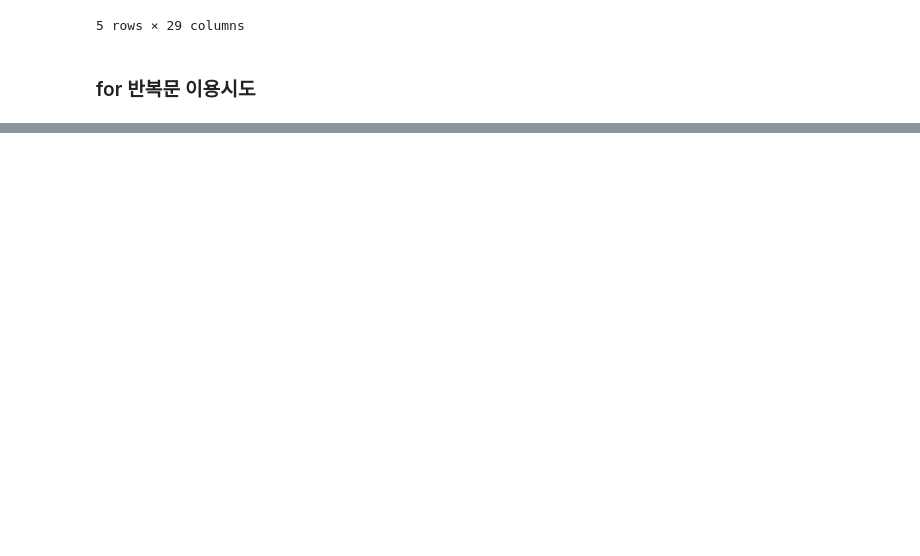
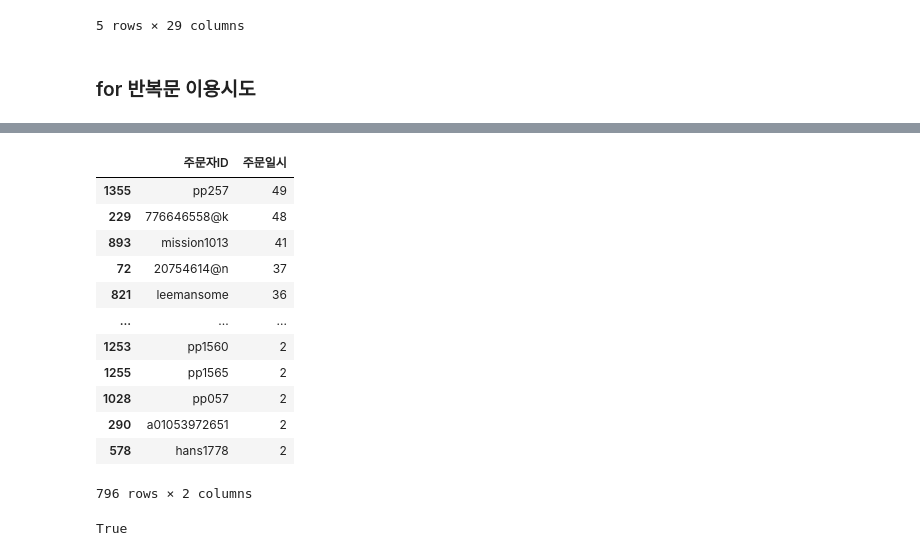
Before and after one commit to Liamns/1_project, a Jupyter notebook: jwp.ipynb, the cells around one changed output, grey strips where cells are left out. Cells and saved outputs as stored; diff of their text form; code cells hidden in the pictures; blank space fills up the shorter version.

```diff
--- a/jwp.ipynb
+++ b/jwp.ipynb
@@ -856,0 +822,21 @@ while True:
+# %%
+dt1_id_days = dt1_find.groupby('주문자ID', as_index=False)[['주문일시']].count().sort_values(by='주문일시', ascending=False)
+dt1_id_days[dt1_id_days['주문일시'] > 1]
+# %% [output]
+|  | 주문자ID | 주문일시 |
+| 1355 | pp257 | 49 |
+| 229 | 776646558@k | 48 |
+| 893 | mission1013 | 41 |
+| 72 | 20754614@n | 37 |
+| 821 | leemansome | 36 |
+| ... | ... | ... |
+| 1253 | pp1560 | 2 |
+| 1255 | pp1565 | 2 |
+| 1028 | pp057 | 2 |
+| 290 | a01053972651 | 2 |
+| 578 | hans1778 | 2 |
+796 rows × 2 columns
+# %%
+dt1_find.iloc[0, 0] == dt1_find.iloc[1, 0]
+# %% [output]
+True
```
Also changed, not shown: parts of 30 cells of this notebook.
